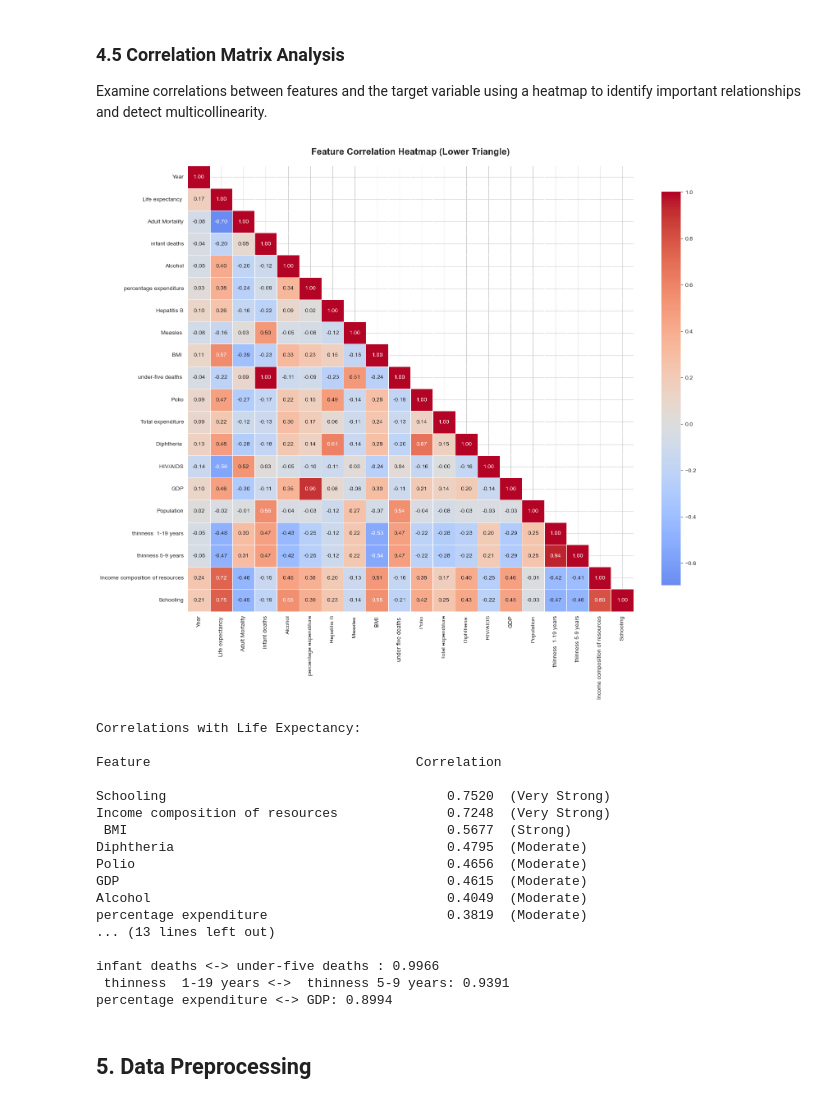
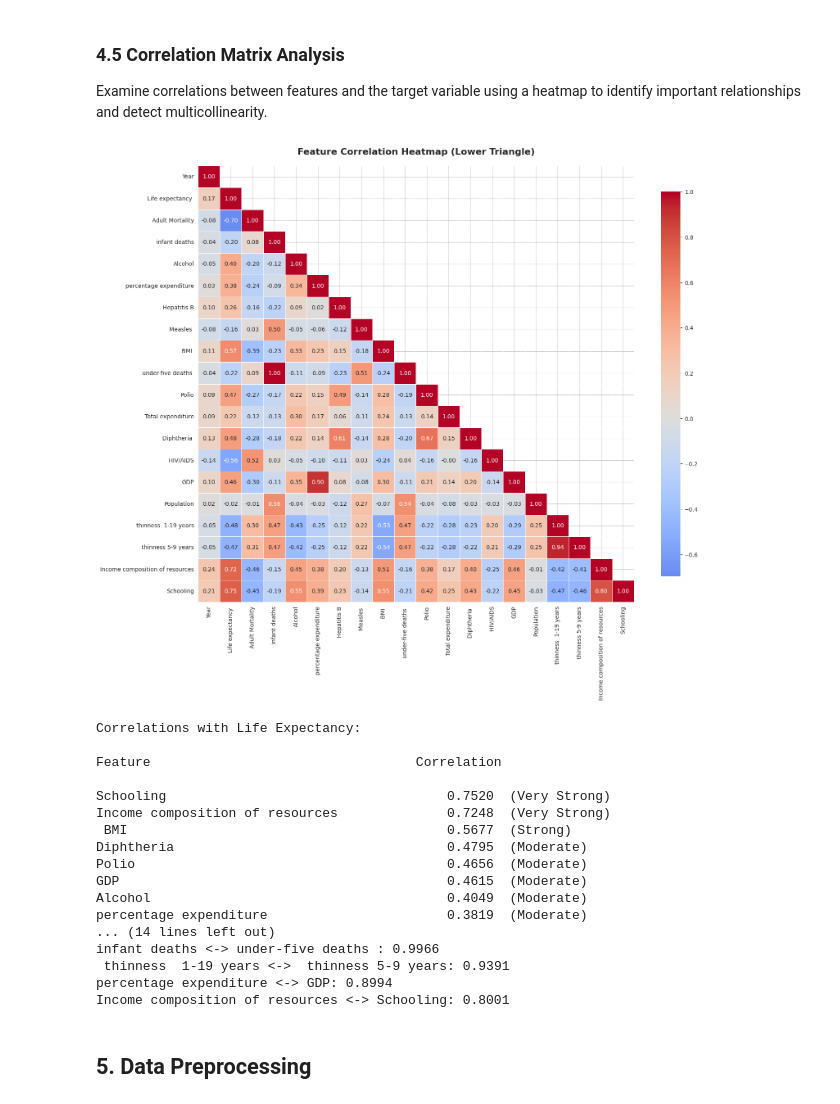
Before and after one commit to DavideDDB23/ML_HW_2, a Jupyter notebook: Life Expectancy Regression.ipynb, the cells around one changed output. Drawn from its saved outputs; the diff is of its cells as text; code cells hidden in the pictures.

```diff
--- a/Life Expectancy Regression.ipynb
+++ b/Life Expectancy Regression.ipynb
@@ -419,36 +420,36 @@ plt.show()
 
 # Display top correlations with Life Expectancy
 life_exp_corr = correlation_matrix['Life expectancy '].sort_values(ascending=False)
 print("\nCorrelations with Life Expectancy:")
 print()
 print(f"{'Feature':<40s} {'Correlation':>10s}")
 print()
 for feature, corr in life_exp_corr.items():
     if feature != 'Life expectancy ':
         correlation_strength = "Very Strong" if abs(corr) >= 0.7 else "Strong" if abs(corr) >= 0.5 else "Moderate" if abs(corr) >= 0.3 else "Weak"
         print(f"{feature:<40s} {corr:>10.4f}  ({correlation_strength})")
 
 print()
 print("Highly Correlated Feature Pairs (potential multicollinearity):")
 print()
 # Find highly correlated pairs
 high_corr_pairs = []
 for i in range(len(correlation_matrix.columns)):
     for j in range(i+1, len(correlation_matrix.columns)):
-        if abs(correlation_matrix.iloc[i, j]) > 0.85:
+        if abs(correlation_matrix.iloc[i, j]) > 0.80:
             high_corr_pairs.append((
                 correlation_matrix.columns[i],
                 correlation_matrix.columns[j],
                 correlation_matrix.iloc[i, j]
             ))
 
 if high_corr_pairs:
     for feat1, feat2, corr in sorted(high_corr_pairs, key=lambda x: abs(x[2]), reverse=True):
         print(f"{feat1} <-> {feat2}: {corr:.4f}")
 else:
-    print("No feature pairs with correlation > 0.85 found")
+    print("No feature pairs with correlation > 0.80 found")
 # %% [output]
-[figure, old version]
+[figure, new version]
 Correlations with Life Expectancy:
 
 Feature                                  Correlation
@@ -461,11 +462,11 @@ Polio                                        0.4656  (Moderate)
 GDP                                          0.4615  (Moderate)
 Alcohol                                      0.4049  (Moderate)
 percentage expenditure                       0.3819  (Moderate)
-... (13 lines left out)
-
+... (14 lines left out)
 infant deaths <-> under-five deaths : 0.9966
  thinness  1-19 years <->  thinness 5-9 years: 0.9391
 percentage expenditure <-> GDP: 0.8994
+Income composition of resources <-> Schooling: 0.8001
 # %% [markdown]
 ## 5. Data Preprocessing
 # %% [markdown]
```
Also changed, not shown: parts of 27 cells of this notebook, 2 other files.
